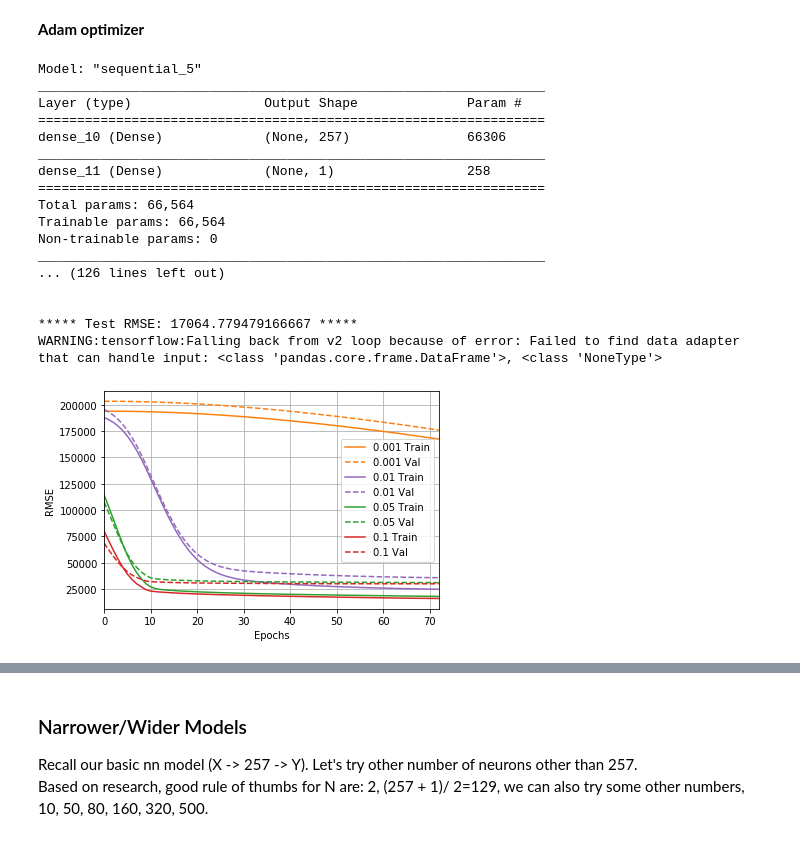
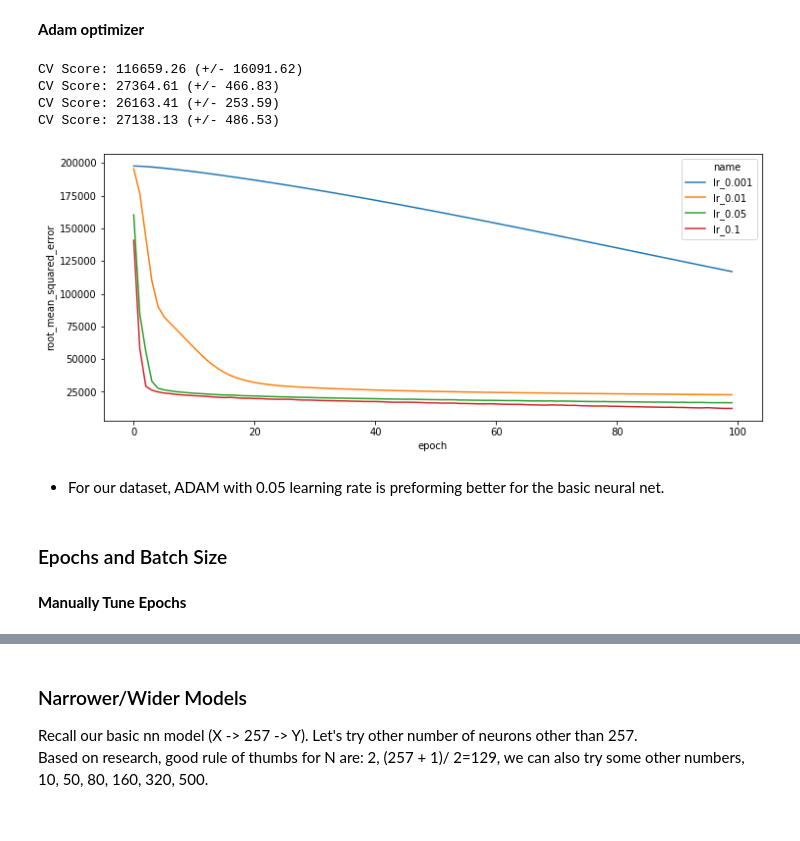
Before and after one commit to melaniezheng/dnn_house_saleprice, a Jupyter notebook: keras.ipynb, the cells around one changed output, grey strips where cells are left out. Drawn from its saved outputs; the diff is of its cells as text; code cells hidden in the pictures.

```diff
--- a/keras.ipynb
+++ b/keras.ipynb
@@ -103,3 +89,8 @@ training shape: (1081, 257) and test shape: (375, 257)
+# %%
+# convert datatypes
+train_labels = np.array(train_s.pop('SalePrice'))
+train_s = np.asarray(train_s)
+test_s = np.asarray(test_s)
 # %% [markdown]
 <b>Benchmark model</b>
 <br>Establishing a simple linear model with L1 regularization as our benchmark model to compare our neural net models against.
@@ -359,40 +248,24 @@ WARNING:tensorflow:Falling back from v2 loop because of error: Failed to find da
 <br> Let's try another popular optimizer, Adam
 # %% [markdown]
 <b>Adam optimizer</b>
-# %%
-for lr in [0.001, 0.01, 0.05, 0.1]:
-    model = simple_model(optimizer = keras.optimizers.Adam(learning_rate=lr,
-                                                                beta_1=0.9, beta_2=0.999,
-                                                                amsgrad=False))
-    training_time, history = model_fit(model, f'lr/simple_adam_lr{str(lr)}')
-
-    plotter.plot({str(lr): history}, metric = "root_mean_squared_error")
-    plt.ylabel('RMSE')
-
-    # predict
-    test_predictions = model.predict(testdf_s).flatten()
-    rmse = test_rmse(test_predictions) # print test set rmse.
-    print('\n')
-    print('*'*5 + f' Test RMSE: {rmse} '+ '*'*5)
-
-    final_pred = model.predict(test_s).flatten()
-    final_predictions['simple_adam_lr_'+str(lr)] = final_pred
-# %% [output]
-Model: "sequential_5"
-_________________________________________________________________
-Layer (type)                 Output Shape              Param #
-=================================================================
-dense_10 (Dense)             (None, 257)               66306
-_________________________________________________________________
-dense_11 (Dense)             (None, 1)                 258
-=================================================================
-Total params: 66,564
-Trainable params: 66,564
-Non-trainable params: 0
-_________________________________________________________________
-... (126 lines left out)
-
-
-***** Test RMSE: 17064.779479166667 *****
-WARNING:tensorflow:Falling back from v2 loop because of error: Failed to find data adapter that can handle input: <class 'pandas.core.frame.DataFrame'>, <class 'NoneType'>
-[figure, removed]
+# %%
+histories_lst = []
+lr_range = [0.001, 0.01, 0.05, 0.1]
+for lr in lr_range:
+    optimizer = keras.optimizers.Adam(learning_rate=lr, beta_1=0.9, beta_2=0.999,amsgrad=False)
+    model = simple_model()
+    histories, cvscores = get_cv_scores(model, optimizer = optimizer, max_epochs = 100)
+    histories_lst.append(histories) # nested list
+plot_histories_with_names(histories_lst, names = ['lr_'+str(lr) for lr in lr_range])
+# %% [output]
+CV Score: 116659.26 (+/- 16091.62)
+CV Score: 27364.61 (+/- 466.83)
+CV Score: 26163.41 (+/- 253.59)
+CV Score: 27138.13 (+/- 486.53)
+[figure, added]
+# %% [markdown]
+- For our dataset, ADAM with 0.05 learning rate is preforming better for the basic neural net.
+# %% [markdown]
+### Epochs and Batch Size
+# %% [markdown]
+__Manually Tune Epochs__
```
Also changed, not shown: parts of 96 cells of this notebook.
